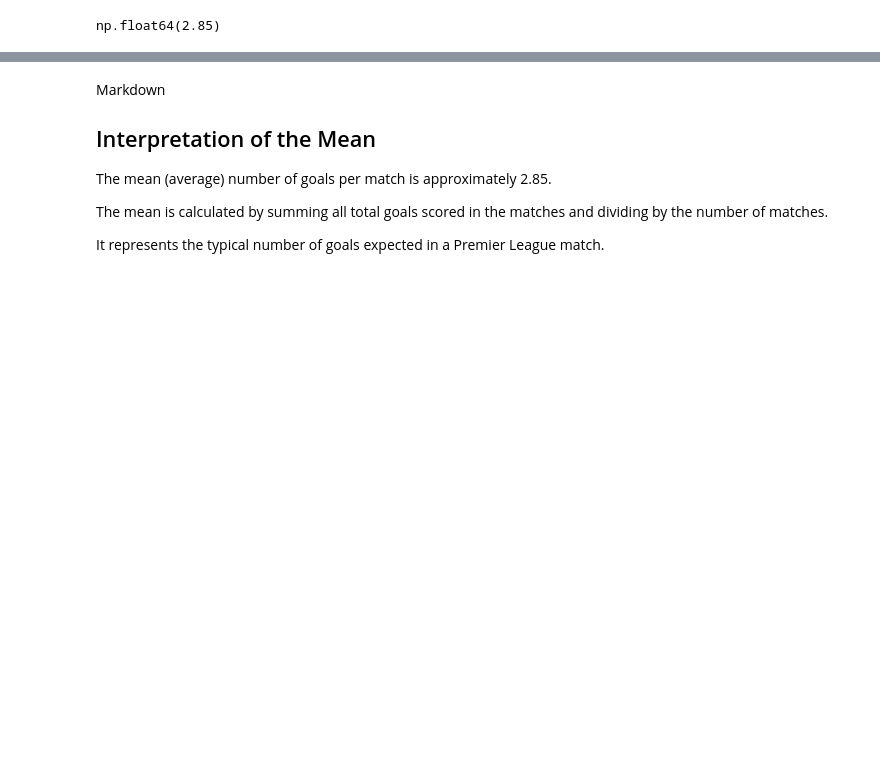
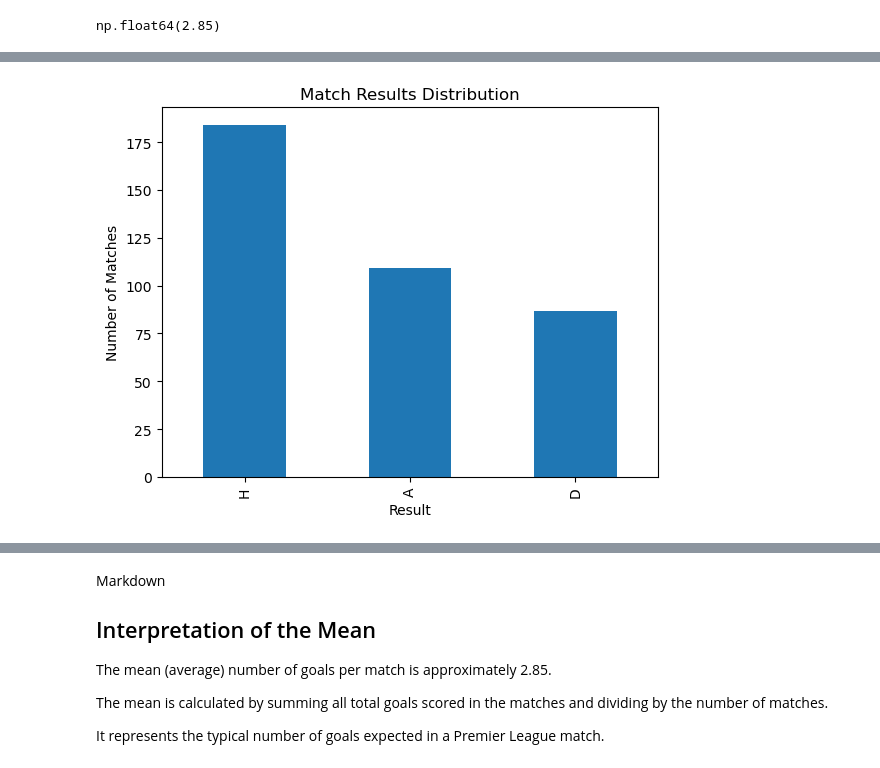
Before and after one commit to ohczed/premier-league-statistical-analysis, a Jupyter notebook: premier_league_math_project.ipynb, the cells around one changed output, grey strips where cells are left out. Drawn from its saved outputs; the diff is of its cells as text; code cells hidden in the pictures; blank space fills up the shorter version.

```diff
--- a/premier_league_math_project.ipynb
+++ b/premier_league_math_project.ipynb
@@ -63,0 +136,3 @@ np.float64(2.85)
+# %%
+result_counts = df["FTR"].value_counts()
+result_counts
@@ -63,0 +160,8 @@ np.float64(2.85)
+# %%
+result_counts.plot(kind="bar")
+plt.title("Match Results Distribution")
+plt.xlabel("Result")
+plt.ylabel("Number of Matches")
+plt.show()
+# %% [output]
+[figure, added]
```
Also changed, not shown: parts of 29 cells of this notebook.
